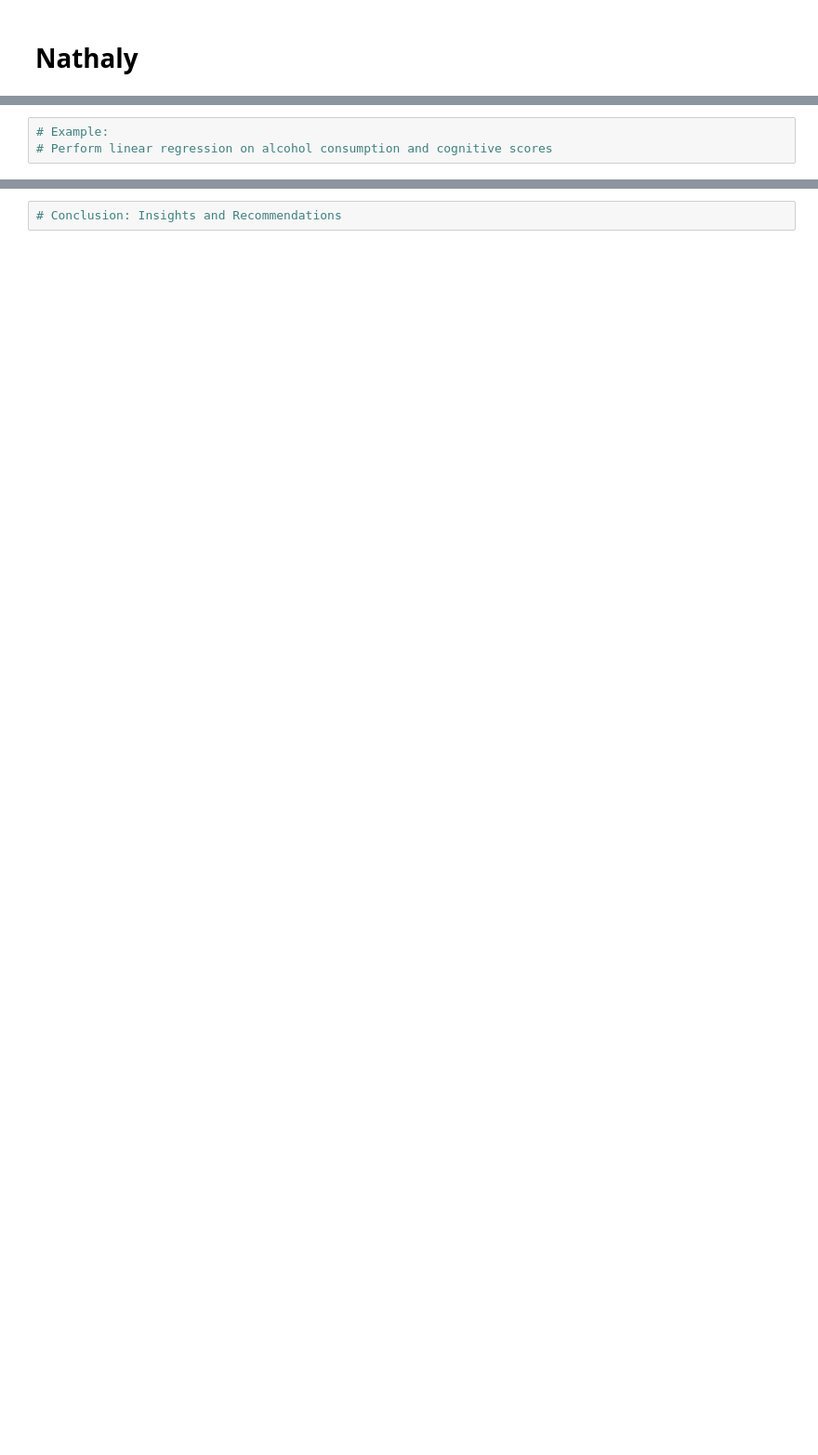
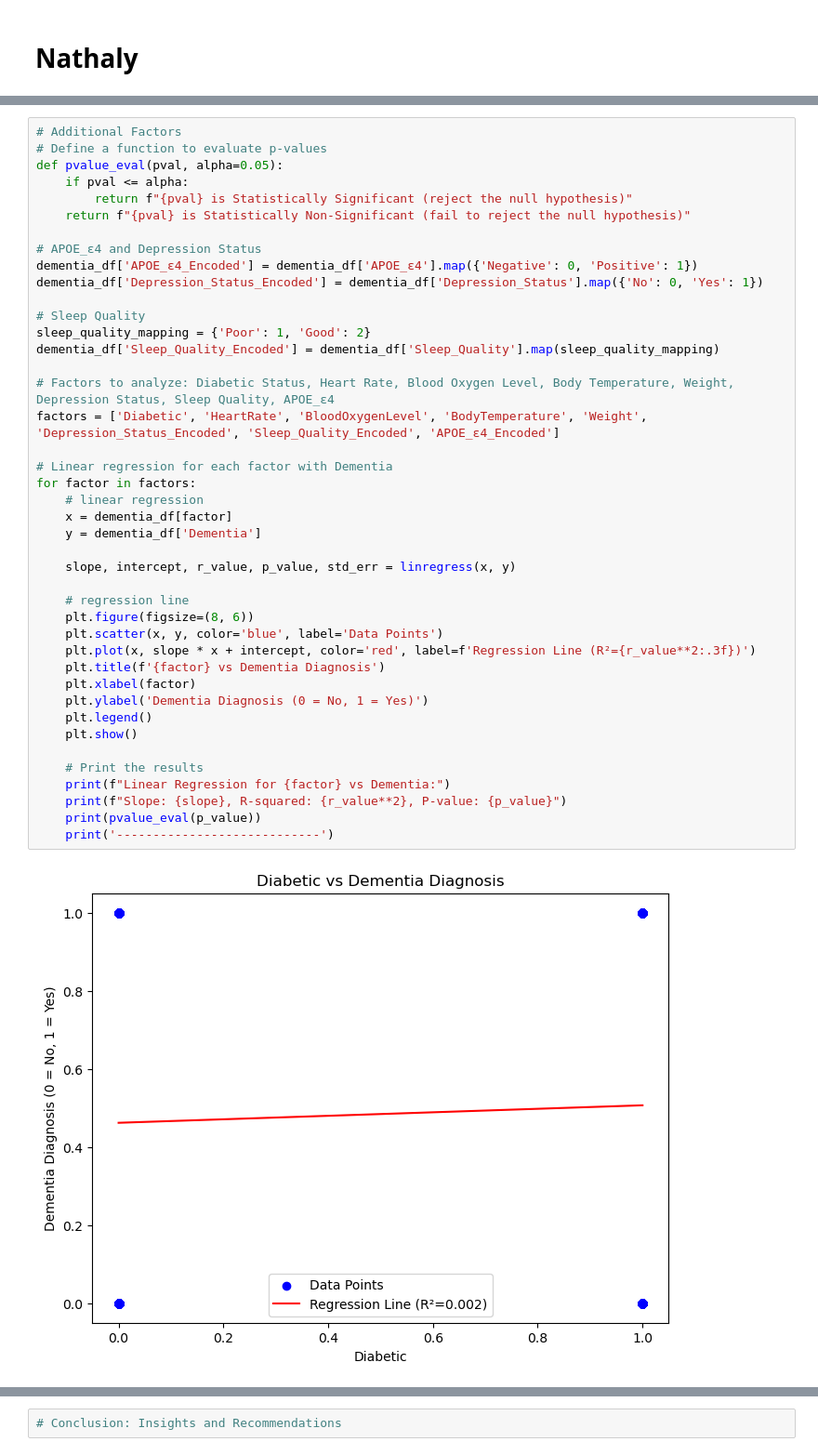
Before and after one commit to Feda2020/project_one_dementia, a Jupyter notebook: main.ipynb, the cells around one changed output, grey strips where cells are left out. Shown at 93% size. Cells and saved outputs as stored; diff of their text form; blank space fills up the shorter version.

```diff
--- a/main.ipynb
+++ b/main.ipynb
@@ -460,3 +525,44 @@ Relevant data for analysis:
 # %%
-# Example:
-# Perform linear regression on alcohol consumption and cognitive scores
+# Additional Factors
+# Define a function to evaluate p-values
+def pvalue_eval(pval, alpha=0.05):
+    if pval <= alpha:
+        return f"{pval} is Statistically Significant (reject the null hypothesis)"
+    return f"{pval} is Statistically Non-Significant (fail to reject the null hypothesis)"
+
+# APOE_ε4 and Depression Status
+dementia_df['APOE_ε4_Encoded'] = dementia_df['APOE_ε4'].map({'Negative': 0, 'Positive': 1})
+dementia_df['Depression_Status_Encoded'] = dementia_df['Depression_Status'].map({'No': 0, 'Yes': 1})
+
+# Sleep Quality
+sleep_quality_mapping = {'Poor': 1, 'Good': 2}
+dementia_df['Sleep_Quality_Encoded'] = dementia_df['Sleep_Quality'].map(sleep_quality_mapping)
+
+# Factors to analyze: Diabetic Status, Heart Rate, Blood Oxygen Level, Body Temperature, Weight, Depression Status, Sleep Quality, APOE_ε4
+factors = ['Diabetic', 'HeartRate', 'BloodOxygenLevel', 'BodyTemperature', 'Weight', 'Depression_Status_Encoded', 'Sleep_Quality_Encoded', 'APOE_ε4_Encoded']
+
+# Linear regression for each factor with Dementia
+for factor in factors:
+    # linear regression
+    x = dementia_df[factor]
+    y = dementia_df['Dementia']
+
+    slope, intercept, r_value, p_value, std_err = linregress(x, y)
+
+    # regression line
+    plt.figure(figsize=(8, 6))
+    plt.scatter(x, y, color='blue', label='Data Points')
+    plt.plot(x, slope * x + intercept, color='red', label=f'Regression Line (R²={r_value**2:.3f})')
+    plt.title(f'{factor} vs Dementia Diagnosis')
+    plt.xlabel(factor)
+    plt.ylabel('Dementia Diagnosis (0 = No, 1 = Yes)')
+    plt.legend()
+    plt.show()
+
+    # Print the results
+    print(f"Linear Regression for {factor} vs Dementia:")
+    print(f"Slope: {slope}, R-squared: {r_value**2}, P-value: {p_value}")
+    print(pvalue_eval(p_value))
+    print('----------------------------')
+# %% [output]
+[figure, added]
```
Also changed, not shown: parts of 7 cells of this notebook.
